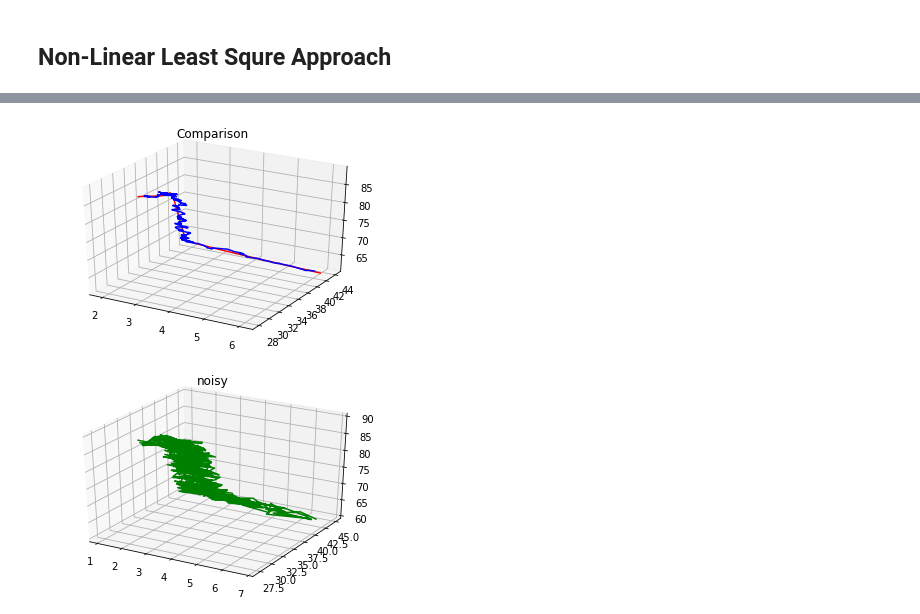
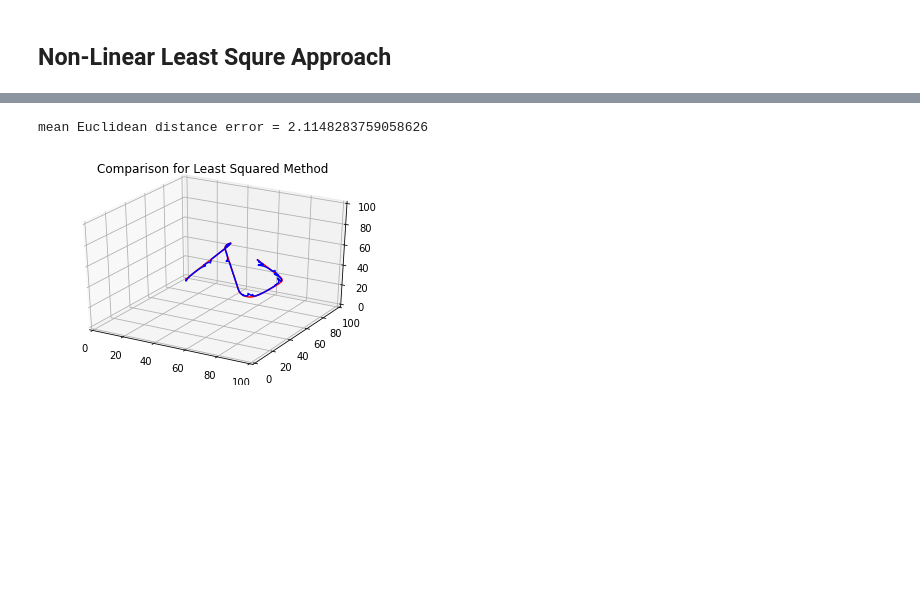
Before and after one commit to STEMO-CS5340/filter_least_squares_estimator, a Jupyter notebook: kalman.ipynb, the cells around one changed output, grey strips where cells are left out. Saved outputs shown, nothing was run; the diff lists cells and outputs as text; code cells hidden in the pictures; blank space fills up the shorter version.

```diff
--- a/kalman.ipynb
+++ b/kalman.ipynb
@@ -160,11 +192,11 @@ def residual(estimated, alpha, data):
     # smoothness constraint by minimising pairwise distance
     estimated = np.reshape(estimated,(-1,3))
 
-    smoothness_loss = np.square(np.diff(estimated, axis=0))
+    smoothness_loss = -np.diff(estimated, axis=0) # latter subtracted by the former
     smoothness_loss = np.append(smoothness_loss,[[0,0,0]], axis=0)
 
 
-    data_loss = np.square(estimated - data)
+    data_loss = estimated - data
 
     resid = (smoothness_loss + alpha * data_loss).flatten()
 
@@ -202,8 +225,25 @@ Function evaluations 47, initial cost 6.8384e+02, final cost 3.5286e-01, first-o
-# %%
-lqx = np.reshape(res_1.x, [-1,3])
-
-plot_compare(original, lqx,"Comparison","original","leastsq")
-plot_trajectory(noisy,"noisy")
-# %% [output]
-[figure, removed]
-[figure, removed]
+# %%
+lqx = np.reshape(res_1.x, [-1,3])
+
+
+def meanEuclideanDistanceError(pred, real):
+    error = 0
+    big_error_count = 0
+    for i in range(len(pred)):
+        point = pred[i]
+        de =    ((real[i][0] - point[0]) ** 2 + (real[i][1] - point[1]) ** 2 + (real[i][2] - point[2]) ** 2) ** 0.5
+        error += de
+        if de > 1:
+            big_error_count = big_error_count +1
+    # print (f"{error} {big_error_count}")
+    return error/len(real)
+
+
+meane = meanEuclideanDistanceError(lqx, original)
+print(f"mean Euclidean distance error = {meane}")
+
+plot_compare(original, lqx,"Comparison for Least Squared Method","original","leastsq")
+# plot_trajectory(noisy,"outliers", outlier_indices)
+# %% [output]
+mean Euclidean distance error = 2.1148283759058626
+[figure, added]
```
Also changed, not shown: parts of 8 cells of this notebook.
